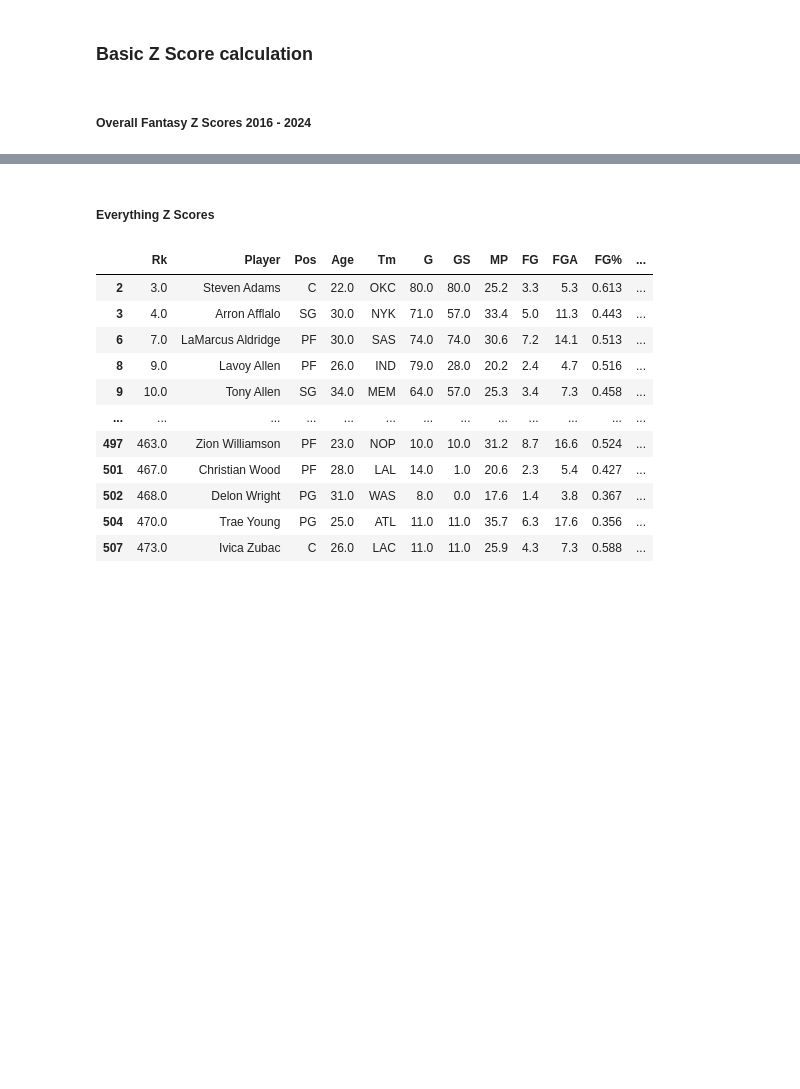
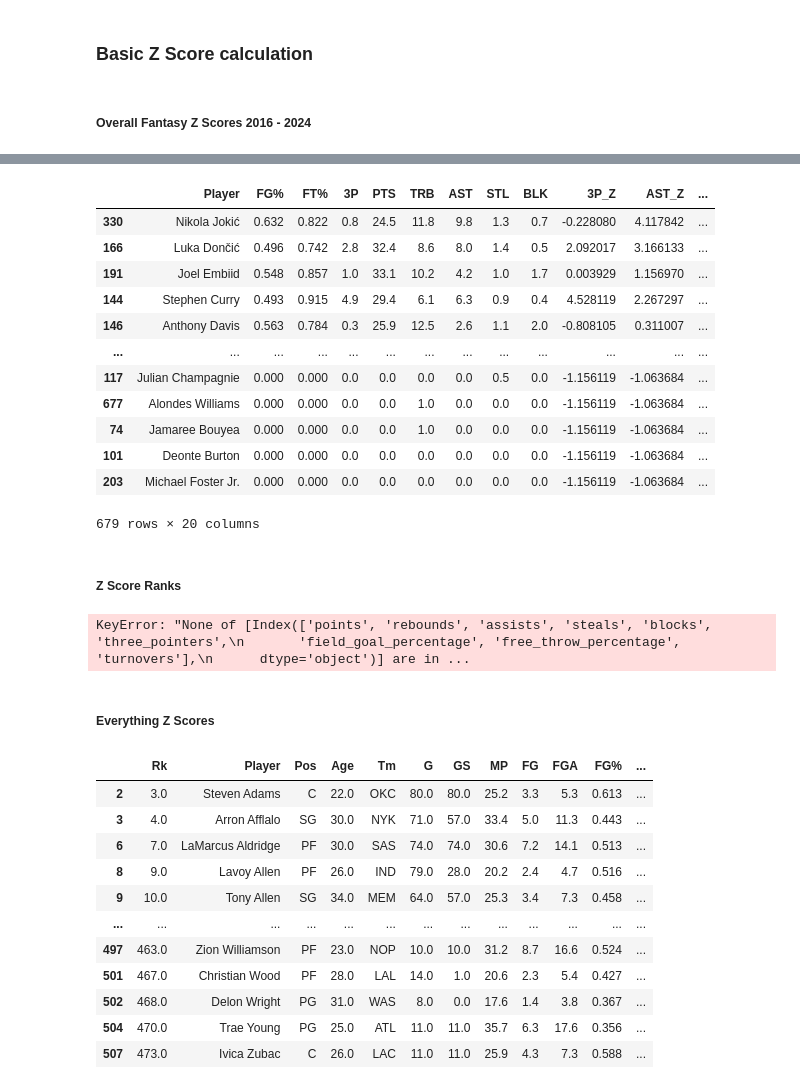
Before and after one commit to vchen-98/fantasy_bball, a Jupyter notebook: working_notebook.ipynb, the cells around one changed output, grey strips where cells are left out. Drawn from its saved outputs; the diff is of its cells as text; code cells hidden in the pictures; blank space fills up the shorter version.

Commit message:
z score ranking mvp done

```diff
--- a/working_notebook.ipynb
+++ b/working_notebook.ipynb
@@ -362,9 +363,9 @@ https://arxiv.org/pdf/2307.02188.pdf
 # %% [markdown]
 ##### Overall Fantasy Z Scores 2016 - 2024
 # %%
-fantasy_relevant_columns = ['Player', 'FG%', 'FT%', '3P', 'PTS', 'TRB', 'AST', 'STL', 'BLK', 'TOV']
-
-fantasy_df_clean = clean_df[fantasy_relevant_columns]
+# Assuming 'clean_df' is your DataFrame
+nine_cat_columns = ['Player', 'FG%', 'FT%', '3P', 'PTS', 'TRB', 'AST', 'STL', 'BLK', 'TOV']
+eight_cat_columns = ['Player', 'FG%', 'FT%', '3P', 'PTS', 'TRB', 'AST', 'STL', 'BLK']
 # %%
 # Extract the player names (assuming 'Player' is a column in your dataset)
 player_names = fantasy_df_clean['Player']
@@ -399,0 +407,51 @@ fantasy_df_z
+# %%
+def calculate_z_scores_and_rank(dataframe, relevant_columns):
+    # Extract the player names
+    player_names = dataframe['Player']
+
+    # Select relevant columns
+    dataframe_clean = dataframe[relevant_columns]
+
+    # Calculate the mean and standard deviation for each category
+    category_means = dataframe_clean.mean()
+    category_std = dataframe_clean.std()
+
+    # Calculate Z-scores for each player and category
+    z_score_calc = (dataframe_clean - category_means) / category_std
+
+    # Rename columns in the z_scores DataFrame to indicate they are Z-scores
+    z_score_calc.columns = [f'{col}_Z' for col in z_score_calc.columns]
+
+    # Combine the original values and Z-scores into a new DataFrame
+    dataframe_z = pd.concat([dataframe_clean, z_score_calc], axis=1)
+
+    # Calculate overall Z-score and rank for each player
+    dataframe_z['Overall_Z_Score'] = z_score_calc.mean(axis=1)
+    dataframe_z['Rank'] = dataframe_z['Overall_Z_Score'].rank(ascending=False)
+
+    return dataframe_z
+# %%
+calculate_z_scores_and_rank(year_subsets[2023], eight_cat_columns).sort_values('Rank')
+# %% [output]
+|  | Player | FG% | FT% | 3P | PTS | TRB | AST | STL | BLK | 3P_Z | AST_Z | ... |
+| 330 | Nikola Jokić | 0.632 | 0.822 | 0.8 | 24.5 | 11.8 | 9.8 | 1.3 | 0.7 | -0.228080 | 4.117842 | ... |
+| 166 | Luka Dončić | 0.496 | 0.742 | 2.8 | 32.4 | 8.6 | 8.0 | 1.4 | 0.5 | 2.092017 | 3.166133 | ... |
+| 191 | Joel Embiid | 0.548 | 0.857 | 1.0 | 33.1 | 10.2 | 4.2 | 1.0 | 1.7 | 0.003929 | 1.156970 | ... |
+| 144 | Stephen Curry | 0.493 | 0.915 | 4.9 | 29.4 | 6.1 | 6.3 | 0.9 | 0.4 | 4.528119 | 2.267297 | ... |
+| 146 | Anthony Davis | 0.563 | 0.784 | 0.3 | 25.9 | 12.5 | 2.6 | 1.1 | 2.0 | -0.808105 | 0.311007 | ... |
+| ... | ... | ... | ... | ... | ... | ... | ... | ... | ... | ... | ... | ... |
+| 117 | Julian Champagnie | 0.000 | 0.000 | 0.0 | 0.0 | 0.0 | 0.0 | 0.5 | 0.0 | -1.156119 | -1.063684 | ... |
+| 677 | Alondes Williams | 0.000 | 0.000 | 0.0 | 0.0 | 1.0 | 0.0 | 0.0 | 0.0 | -1.156119 | -1.063684 | ... |
+| 74 | Jamaree Bouyea | 0.000 | 0.000 | 0.0 | 0.0 | 1.0 | 0.0 | 0.0 | 0.0 | -1.156119 | -1.063684 | ... |
+| 101 | Deonte Burton | 0.000 | 0.000 | 0.0 | 0.0 | 0.0 | 0.0 | 0.0 | 0.0 | -1.156119 | -1.063684 | ... |
+| 203 | Michael Foster Jr. | 0.000 | 0.000 | 0.0 | 0.0 | 0.0 | 0.0 | 0.0 | 0.0 | -1.156119 | -1.063684 | ... |
+679 rows × 20 columns
+# %% [markdown]
+##### Z Score Ranks
+# %%
+categories = ['points', 'rebounds', 'assists', 'steals', 'blocks', 'three_pointers', 'field_goal_percentage', 'free_throw_percentage', 'turnovers']
+
+# Calculate z-scores for each category
+z_score_df = df[categories].apply(zscore)
+# %% [output]
+KeyError: "None of [Index(['points', 'rebounds', 'assists', 'steals', 'blocks', 'three_pointers',\n       'field_goal_percentage', 'free_throw_percentage', 'turnovers'],\n      dtype='object')] are in ...
```
Also changed, not shown: parts of 14 cells of this notebook, 13 other files.
